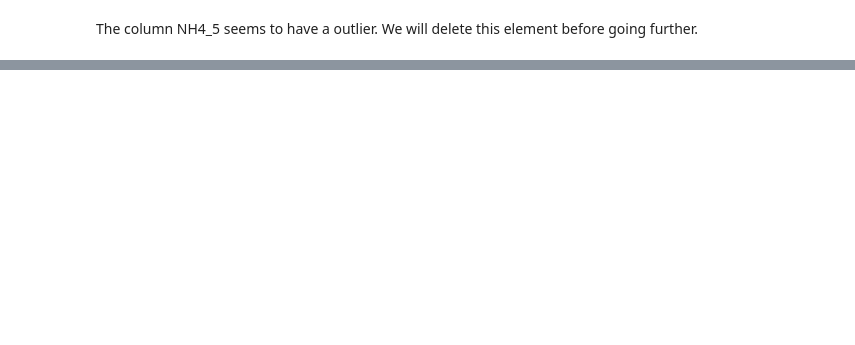
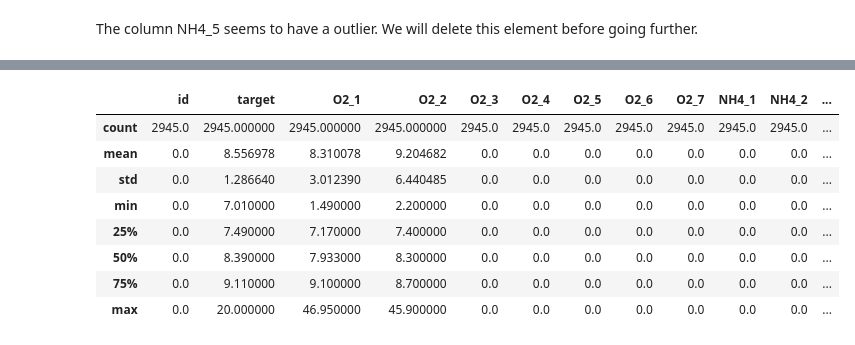
Before and after one commit to ThibLang/playground-series-s3e21, a Jupyter notebook: DataCentric.ipynb, the cells around one changed output, grey strips where cells are left out. Saved outputs shown, nothing was run; the diff lists cells and outputs as text; code cells hidden in the pictures; blank space fills up the shorter version.

```diff
--- a/DataCentric.ipynb
+++ b/DataCentric.ipynb
@@ -252,0 +206,50 @@ submission.describe()
+# %%
+df = pd.read_csv('data/sample_submission.csv')
+
+df.target = df.target.clip(7,20)
+
+# SGD
+clf = SGDOneClassSVM(nu=0.55).fit(df[num_feature])
+outlier_indices = clf.predict(df[num_feature]) == -1
+df = df.iloc[~outlier_indices]
+
+# IsolationForest
+lf = IsolationForest(random_state=0).fit(df[num_feature])
+outlier_indices = clf.predict(df[num_feature]) == -1
+df = df.iloc[~outlier_indices]
+
+# LOF
+lof = LocalOutlierFactor(n_neighbors=3, contamination=0.1)
+outlier_indices = lof.fit_predict(df[num_feature]) == -1
+df = df.iloc[~outlier_indices]
+
+lowest_quality_labels =  [2365, 1089, 1936, 1680, 211,2294,448, 437,309,1684]
+df = df.iloc[~df.index.isin(lowest_quality_labels)]
+
+df = df[df.target != 7]
+# df = df[df.target != 20]
+# drop_index = np.random.choice(df[df['target']==7].index.to_numpy(), 130, replace=False)
+# drop_index = drop_index.tolist()
+# drop_index.extend(lowest_quality_labels)
+# df = df.iloc[~df.index.isin(drop_index)]
+
+
+col_to_keep = ['O2_1', 'O2_2', 'BOD5_5', 'target']
+
+for i in df.columns:
+    if i not in col_to_keep:
+        df[i]=0
+
+df.to_csv('submission.csv', index=False)
+# %%
+df.describe(include='all')
+# %% [output]
+|  | id | target | O2_1 | O2_2 | O2_3 | O2_4 | O2_5 | O2_6 | O2_7 | NH4_1 | NH4_2 | ... |
+| count | 2945.0 | 2945.000000 | 2945.000000 | 2945.000000 | 2945.0 | 2945.0 | 2945.0 | 2945.0 | 2945.0 | 2945.0 | 2945.0 | ... |
+| mean | 0.0 | 8.556978 | 8.310078 | 9.204682 | 0.0 | 0.0 | 0.0 | 0.0 | 0.0 | 0.0 | 0.0 | ... |
+| std | 0.0 | 1.286640 | 3.012390 | 6.440485 | 0.0 | 0.0 | 0.0 | 0.0 | 0.0 | 0.0 | 0.0 | ... |
+| min | 0.0 | 7.010000 | 1.490000 | 2.200000 | 0.0 | 0.0 | 0.0 | 0.0 | 0.0 | 0.0 | 0.0 | ... |
+| 25% | 0.0 | 7.490000 | 7.170000 | 7.400000 | 0.0 | 0.0 | 0.0 | 0.0 | 0.0 | 0.0 | 0.0 | ... |
+| 50% | 0.0 | 8.390000 | 7.933000 | 8.300000 | 0.0 | 0.0 | 0.0 | 0.0 | 0.0 | 0.0 | 0.0 | ... |
+| 75% | 0.0 | 9.110000 | 9.100000 | 8.700000 | 0.0 | 0.0 | 0.0 | 0.0 | 0.0 | 0.0 | 0.0 | ... |
+| max | 0.0 | 20.000000 | 46.950000 | 45.900000 | 0.0 | 0.0 | 0.0 | 0.0 | 0.0 | 0.0 | 0.0 | ... |
```
Also changed, not shown: parts of 46 cells of this notebook, 1 other file.
